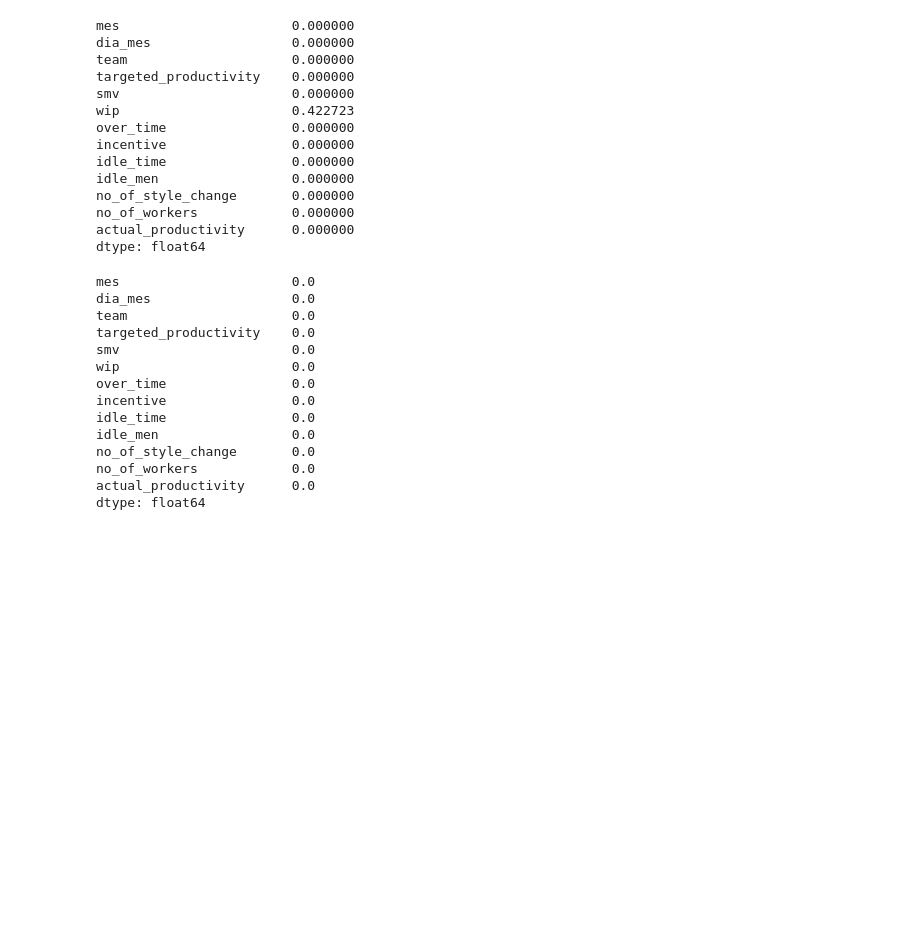
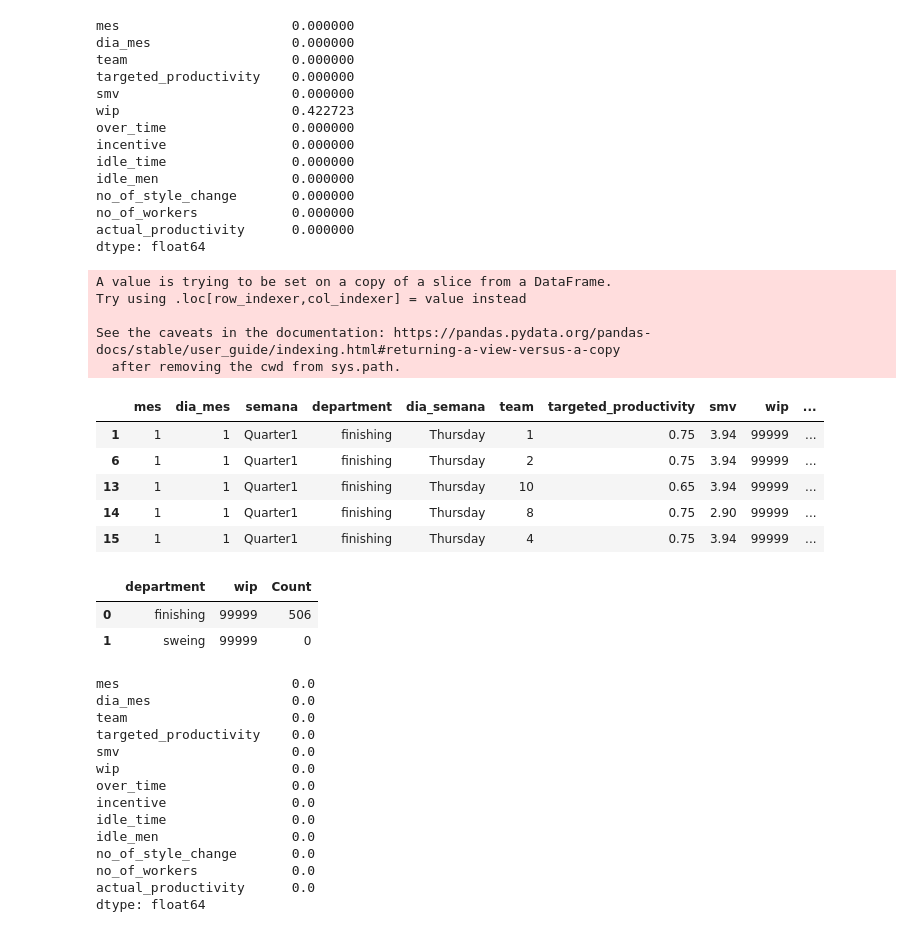
Before and after one commit to darwinpadilla/Grupo_Productivity_Prediction, a Jupyter notebook: Grupo_Productivity_Prediction.ipynb, the cells around one changed output. Drawn from its saved outputs; the diff is of its cells as text; code cells hidden in the pictures; blank space fills up the shorter version.

```diff
--- a/Grupo_Productivity_Prediction.ipynb
+++ b/Grupo_Productivity_Prediction.ipynb
@@ -523,3 +523,32 @@ no_of_style_change       0.000000
 no_of_workers            0.000000
 actual_productivity      0.000000
 dtype: float64
+# %%
+# RD GIT. 1.7 tratamiento estadistico de datos incompletos - adicional
+# se extrae solo los registros que contienen datos nulos y se llena con un valor alto (99999) para realizar operaciones y analizar la info
+dataset_wip_nulos=dataset[dataset.wip.isna()]
+dataset_wip_nulos['wip']=99999
+dataset_wip_nulos.head()
+# %% [output]
+A value is trying to be set on a copy of a slice from a DataFrame.
+Try using .loc[row_indexer,col_indexer] = value instead
+
+See the caveats in the documentation: https://pandas.pydata.org/pandas-docs/stable/user_guide/indexing.html#returning-a-view-versus-a-copy
+  after removing the cwd from sys.path.
+|  | mes | dia_mes | semana | department | dia_semana | team | targeted_productivity | smv | wip | ... |
+| 1 | 1 | 1 | Quarter1 | finishing | Thursday | 1 | 0.75 | 3.94 | 99999 | ... |
+| 6 | 1 | 1 | Quarter1 | finishing | Thursday | 2 | 0.75 | 3.94 | 99999 | ... |
+| 13 | 1 | 1 | Quarter1 | finishing | Thursday | 10 | 0.65 | 3.94 | 99999 | ... |
+| 14 | 1 | 1 | Quarter1 | finishing | Thursday | 8 | 0.75 | 2.90 | 99999 | ... |
+| 15 | 1 | 1 | Quarter1 | finishing | Thursday | 4 | 0.75 | 3.94 | 99999 | ... |
+# %%
+# RD GIT. 1.7 tratamiento estadistico de datos incompletos - adicional
+# VERIFICAR DONDE SE ENCUENTRAN LOS NULOS, se va analizar en relacion al departamento ya que por teoria obeceden a procesos distintos
+dataset_wip_nulos = dataset_wip_nulos.groupby(["department", "wip"]).agg({'wip':['count']})
+dataset_wip_nulos.columns = ['Count']
+dataset_wip_nulos = dataset_wip_nulos.reset_index()
+dataset_wip_nulos
+# %% [output]
+|  | department | wip | Count |
+| 0 | finishing | 99999 | 506 |
+| 1 | sweing | 99999 | 0 |
```
Also changed, not shown: parts of 6 cells of this notebook.
